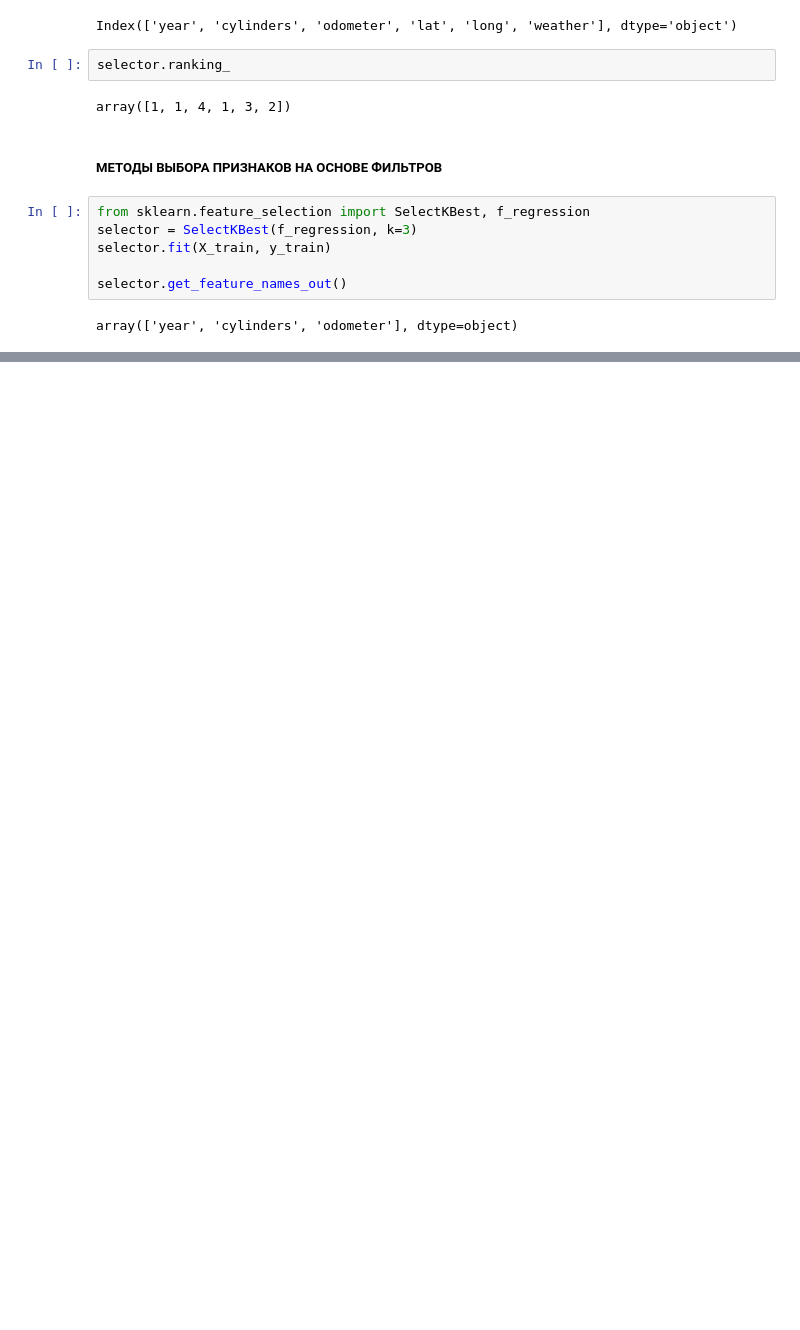
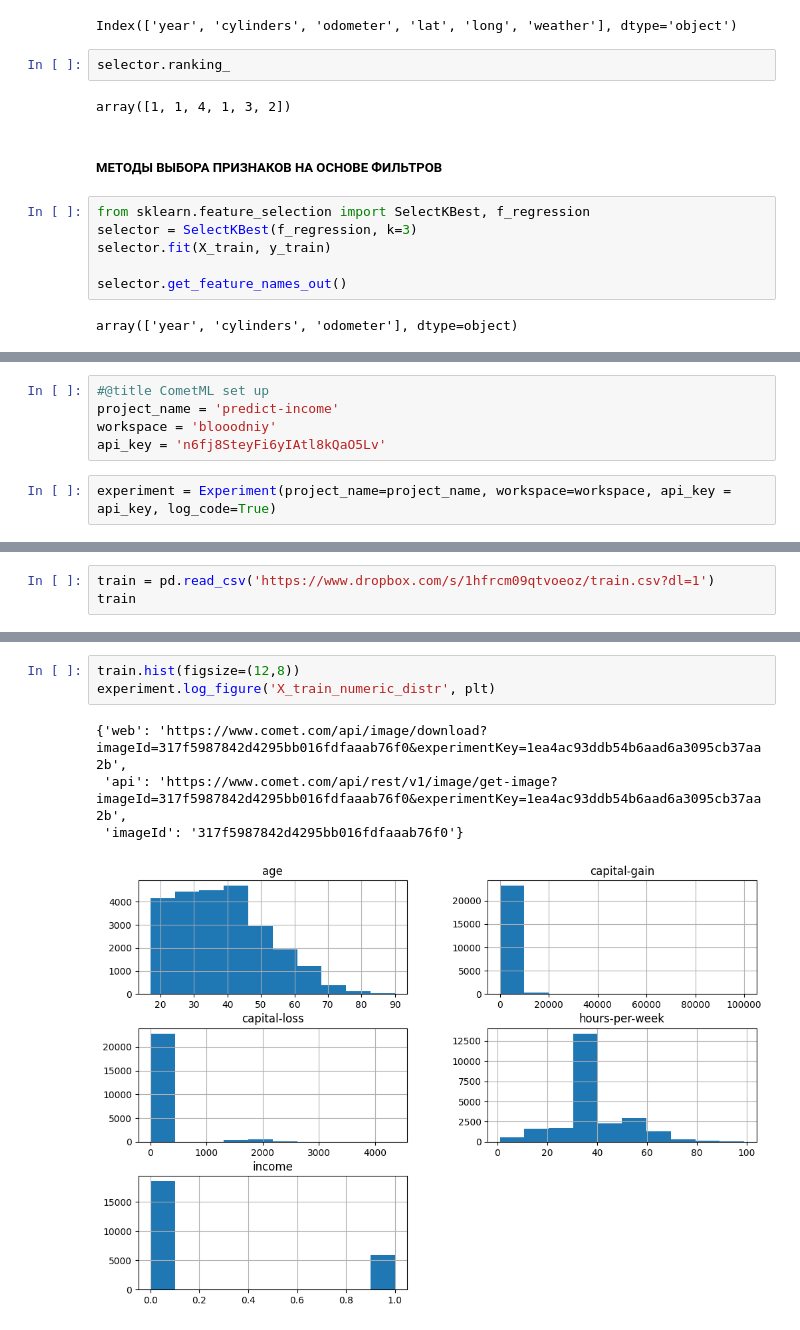
Before and after one commit to Blooodniy/SF_DS, a Jupyter notebook: ML/ML-6. Отбор и селекция признаков/ML-6.ipynb, the cells around one changed output, grey strips where cells are left out. Cells and saved outputs as stored; diff of their text form; blank space fills up the shorter version.

```diff
--- a/ML/ML-6. Отбор и селекция признаков/ML-6.ipynb
+++ b/ML/ML-6. Отбор и селекция признаков/ML-6.ipynb
@@ -859,0 +868,7 @@ array(['year', 'cylinders', 'odometer'], dtype=object)
+# %%
+#@title CometML set up
+project_name = 'predict-income'
+workspace = 'blooodniy'
+api_key = 'n6fj8SteyFi6yIAtl8kQaO5Lv'
+# %%
+experiment = Experiment(project_name=project_name, workspace=workspace, api_key = api_key, log_code=True)
@@ -859,0 +883,3 @@ array(['year', 'cylinders', 'odometer'], dtype=object)
+# %%
+train = pd.read_csv('https://www.dropbox.com/s/1hfrcm09qtvoeoz/train.csv?dl=1')
+train
@@ -859,0 +963,8 @@ array(['year', 'cylinders', 'odometer'], dtype=object)
+# %%
+train.hist(figsize=(12,8))
+experiment.log_figure('X_train_numeric_distr', plt)
+# %% [output]
+{'web': 'https://www.comet.com/api/image/download?imageId=317f5987842d4295bb016fdfaaab76f0&experimentKey=1ea4ac93ddb54b6aad6a3095cb37aa2b',
+ 'api': 'https://www.comet.com/api/rest/v1/image/get-image?imageId=317f5987842d4295bb016fdfaaab76f0&experimentKey=1ea4ac93ddb54b6aad6a3095cb37aa2b',
+ 'imageId': '317f5987842d4295bb016fdfaaab76f0'}
+[figure, added]
```
Also changed, not shown: parts of 35 cells of this notebook, 5 other files.
